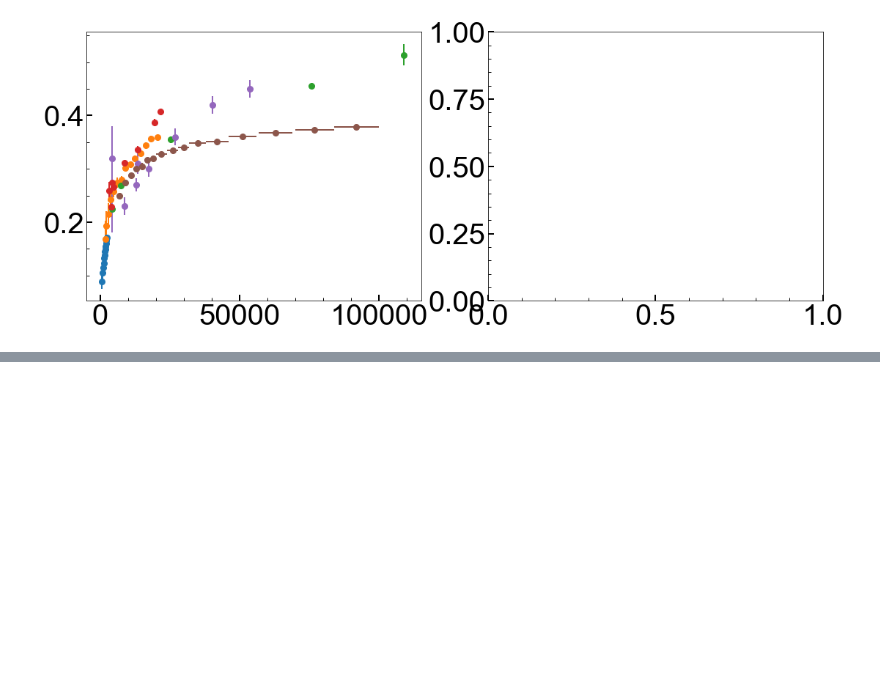
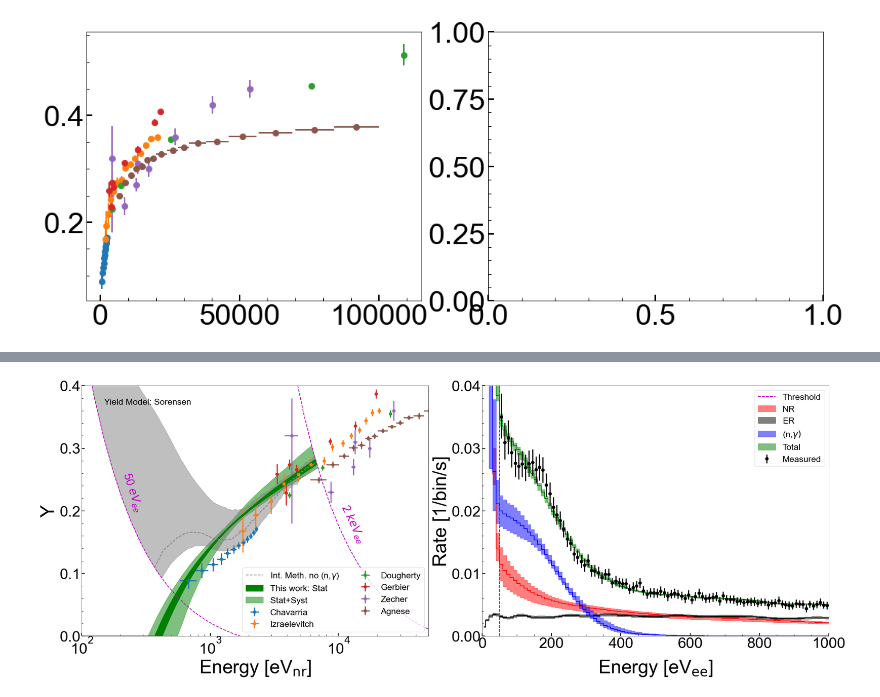
Before and after one commit to villano-lab/nrSiCap, a Jupyter notebook: PRL_Figures/Fig04_Range-Best-Fit.ipynb, the cells around one changed output, grey strips where cells are left out. Drawn from its saved outputs; the diff is of its cells as text; code cells hidden in the pictures; blank space fills up the shorter version.

```diff
--- a/PRL_Figures/Fig04_Range-Best-Fit.ipynb
+++ b/PRL_Figures/Fig04_Range-Best-Fit.ipynb
@@ -2354,32 +2354,34 @@ axs[0].plot(np.logspace(-2,5,100),Yiso(np.logspace(-2,5,100),50),'--m')
 axs[0].plot(np.logspace(-2,5,100),Yiso(np.logspace(-2,5,100),2e3),'--m')
 
 axs[0].text(2e2,0.2,r'50 $eV_{ee}$',size=16,color='m',rotation=-72,fontsize=30)
 axs[0].text(1e4,0.15,r'2 $keV_{ee}$',size=16,color='m',rotation=-65,fontsize=30)
 
 #Add in the integral method
 axs[0].fill(*EYenvelopes[iPlot],colors[iPlot],alpha=0.5,color='grey')
 axs[0].plot(scanData['lE_nrs'][iBest[iPlot]][Ebin_ctr2>50],scanData['lYs'][iBest[iPlot]][Ebin_ctr2>50], colors[iPlot],linestyle='--',color='grey',label=r'Int. Meth. no (n,$\gamma$)')
 
 #Axes
 axs[0].set_xlim(1e2,5e4);
 axs[0].set_xscale('log')
 axs[0].set_ylim(0,0.4)
 axs[0].yaxis.set_major_locator(plt.MultipleLocator(0.1))
-axs[0].set_xlabel(r'Energy [$eV_{nr}$]')
+axs[0].set_xlabel(r'Energy [eV$_{\mathrm{nr}}$]')
 axs[0].set_ylabel('Y')
 axs[0].legend(loc='lower right',ncol=2,prop={'size': 23})
 
 axs[1].set_ylim(0,0.04)
 axs[1].yaxis.set_major_locator(plt.MultipleLocator(0.01))
 axs[1].set_xlim(0,1e3)
-axs[1].set_xlabel(r'Energy [$eV_{ee}$]')
+axs[1].set_xlabel(r'Energy [eV$_{\mathrm{ee}}$]')
 axs[1].set_ylabel('Rate [1/bin/s]')
 
 axs[1].legend(loc='upper right', prop={'size': 23})
 
 fig.align_labels()
 
 tight_layout()
 
 plt.savefig("figures/mcmc_Y_and_spec_sor.pdf")
 plt.show()
+# %% [output]
+[figure, added]
```
Also changed, not shown: parts of 2 cells of this notebook, 7 other files.
